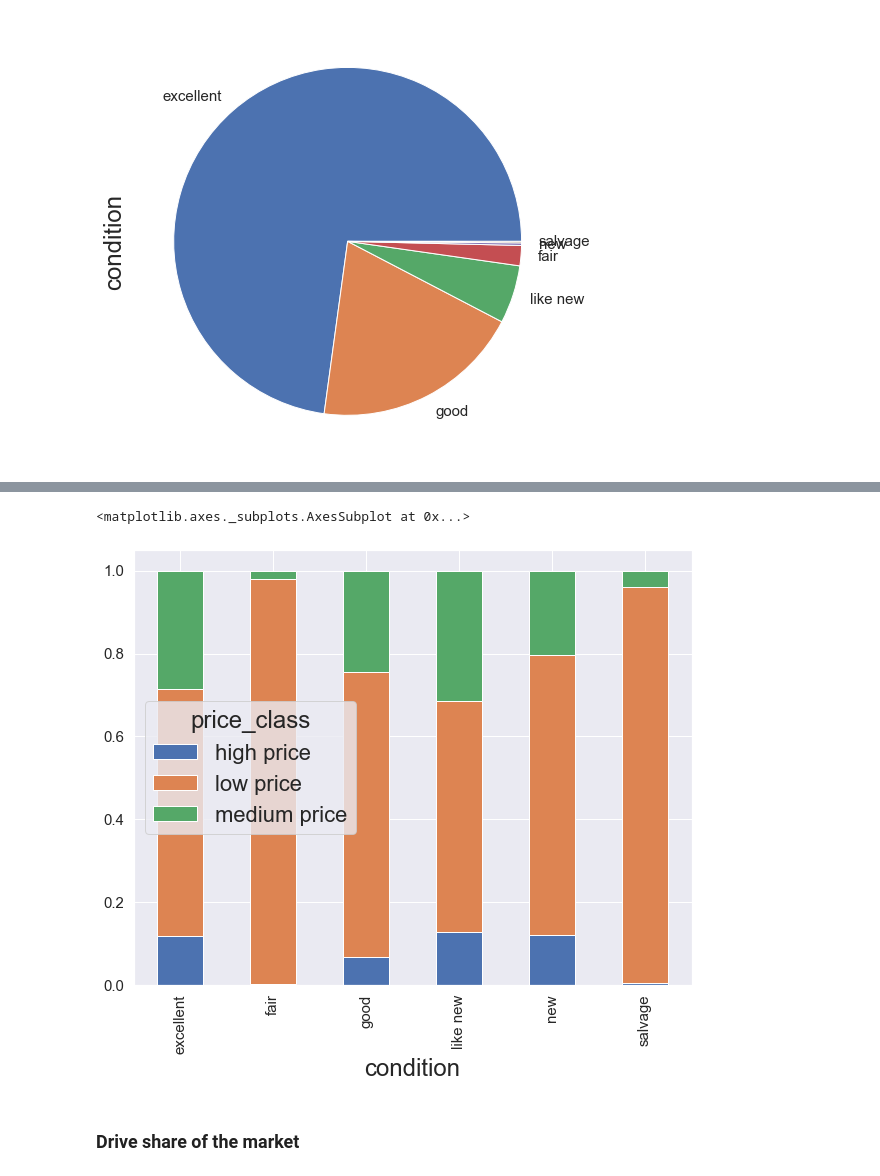
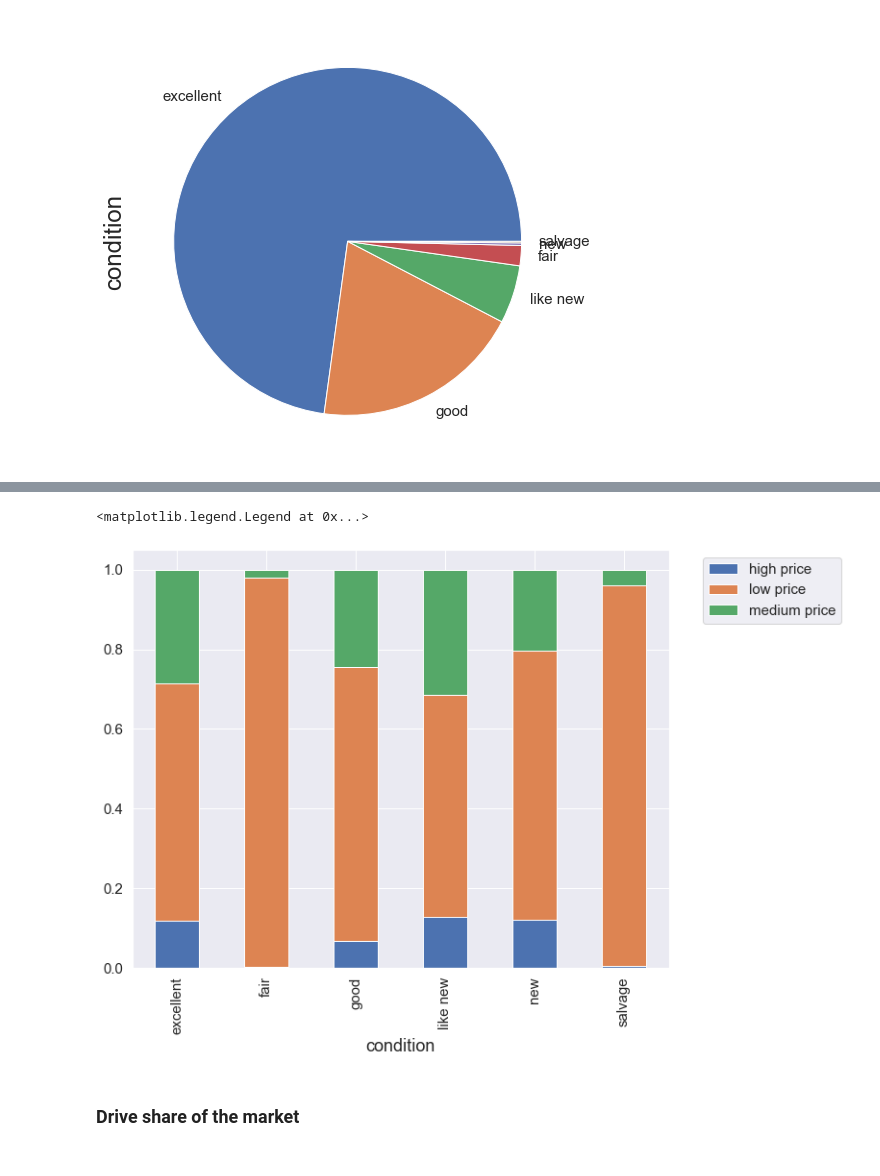
Before and after one commit to fysophia0302/Capstone-Projects-1, a Jupyter notebook: data_usedcar.ipynb, the cells around one changed output, grey strips where cells are left out. Cells and saved outputs as stored; diff of their text form; code cells hidden in the pictures.

```diff
--- a/data_usedcar.ipynb
+++ b/data_usedcar.ipynb
@@ -420,10 +418,11 @@ salvage    low price       0.955423
            high price      0.004458
 Name: price_class, dtype: float64
 # %%
-allcondition.unstack().plot(kind='bar',figsize=(10, 8),stacked=True,fontsize= 15)
+_=allcondition.unstack().plot(kind='bar',figsize=(10, 8),stacked=True,fontsize= 15)
+_.legend(bbox_to_anchor=(1.05, 1.0),loc='upper left',prop={'size': 15},ncol=1, shadow=False)
 # %% [output]
-<matplotlib.axes._subplots.AxesSubplot at 0x...>
+<matplotlib.legend.Legend at 0x...>
-[figure, old version]
+[figure, new version]
 # %% [markdown]
 ### Drive share of the market
 # %%
```
Also changed, not shown: parts of 11 cells of this notebook.
